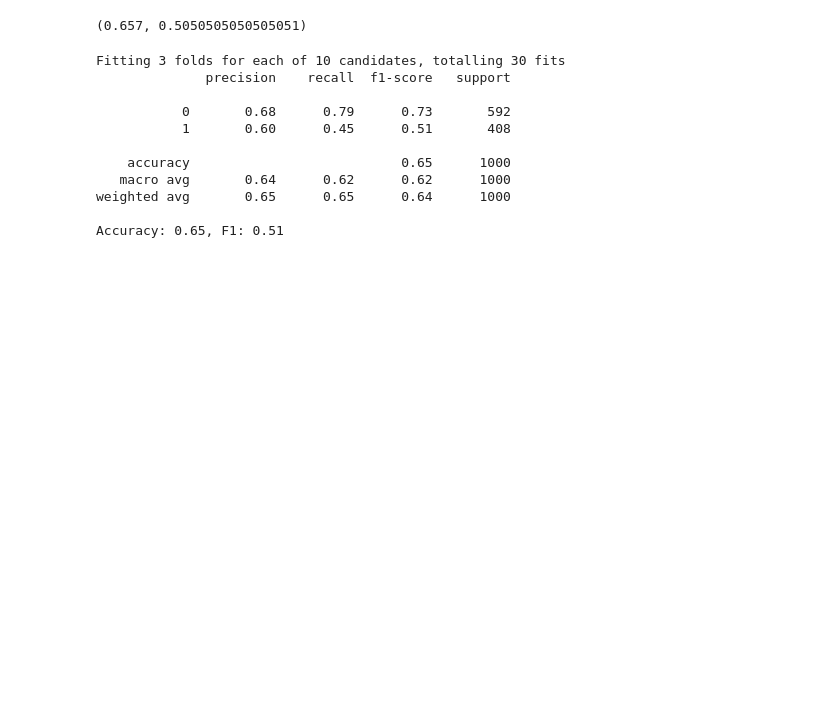
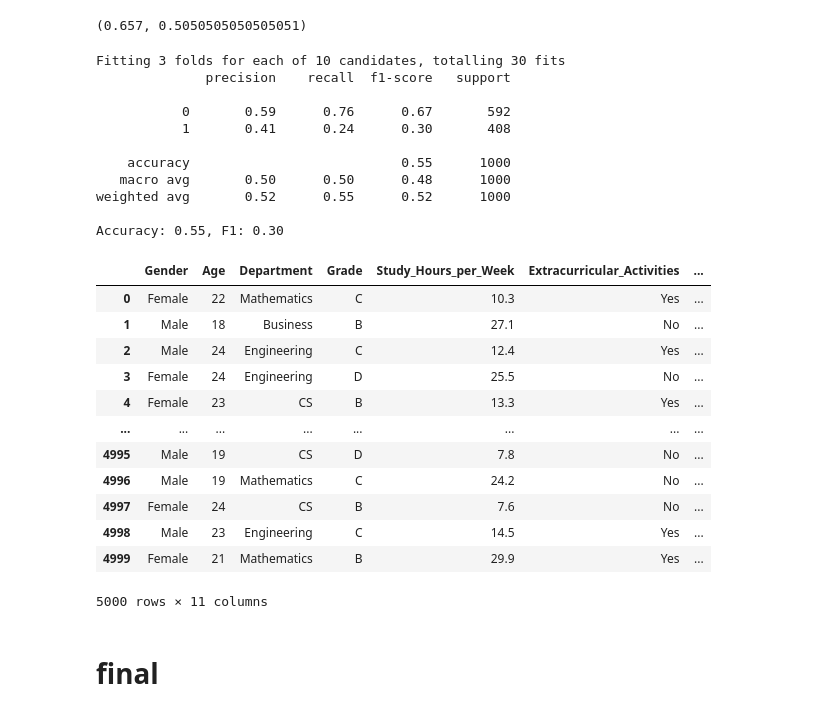
Before and after one commit to phithuan/predictive-analytics-for-student-performance-DoAn3-, a Jupyter notebook: perdict_train_XGBoost/catboost.ipynb, the cells around one changed output. Saved outputs shown, nothing was run; the diff lists cells and outputs as text; code cells hidden in the pictures; blank space fills up the shorter version.

```diff
--- a/perdict_train_XGBoost/catboost.ipynb
+++ b/perdict_train_XGBoost/catboost.ipynb
@@ -402,7 +390,7 @@ df = pd.read_csv('students_grading_dataset_clean.csv')
 
 # Xóa các cột không cần thiết
 df.drop(['Student_ID', 'First_Name', 'Last_Name', 'Email',
-         'Midterm_Score', 'Final_Score', 'Projects_Score', 'Total_Score'], axis=1, inplace=True)
+         'Midterm_Score', 'Final_Score', 'Projects_Score', 'Total_Score','Attendance (%)','Assignments_Avg','Quizzes_Avg','Participation_Score'], axis=1, inplace=True)
 
 # Tạo biến mục tiêu 'at_risk': nếu Grade là C hoặc D thì 1, ngược lại là 0
 df['at_risk'] = df['Grade'].apply(lambda x: 1 if x in ['C', 'D'] else 0)
@@ -424,8 +412,8 @@ for col in X.select_dtypes(include='object').columns:
     class_mappings[col] = list(le.classes_)
 
 # Lưu lại label_encoders và class_mappings để dùng cho Streamlit
-joblib.dump(label_encoders, 'label_encoders.pkl')
-joblib.dump(class_mappings, 'class_mappings.pkl')
+joblib.dump(label_encoders, 'label_encodersNEW.pkl')
+joblib.dump(class_mappings, 'class_mappingsNEW.pkl')
 
 # Chia train/test
 X_train, X_test, y_train, y_test = train_test_split(X, y, stratify=y, test_size=0.2, random_state=42)
@@ -446,7 +434,7 @@ search.fit(X_train, y_train)
 
 # Mô hình tốt nhất
 best_model = search.best_estimator_
-joblib.dump(best_model, 'catboost_model.pkl')
+joblib.dump(best_model, 'catboost_modelNEW.pkl')
 
 # Đánh giá
 y_pred = best_model.predict(X_test)
@@ -456,11 +444,36 @@ print(f"Accuracy: {accuracy_score(y_test, y_pred):.2f}, F1: {f1_score(y_test, y_
 Fitting 3 folds for each of 10 candidates, totalling 30 fits
               precision    recall  f1-score   support
 
-           0       0.68      0.79      0.73       592
-           1       0.60      0.45      0.51       408
+           0       0.59      0.76      0.67       592
+           1       0.41      0.24      0.30       408
 
-    accuracy                           0.65      1000
-   macro avg       0.64      0.62      0.62      1000
-weighted avg       0.65      0.65      0.64      1000
+    accuracy                           0.55      1000
+   macro avg       0.50      0.50      0.48      1000
+weighted avg       0.52      0.55      0.52      1000
 
-Accuracy: 0.65, F1: 0.51
+Accuracy: 0.55, F1: 0.30
+# %%
+# Đọc dữ liệu
+import pandas as pd
+df = pd.read_csv('students_grading_dataset_clean.csv')
+
+# Xóa các cột không cần thiết
+df.drop(['Student_ID', 'First_Name', 'Last_Name', 'Email',
+         'Midterm_Score', 'Final_Score', 'Projects_Score', 'Total_Score','Attendance (%)','Assignments_Avg','Quizzes_Avg','Participation_Score'], axis=1, inplace=True)
+df
+# %% [output]
+|  | Gender | Age | Department | Grade | Study_Hours_per_Week | Extracurricular_Activities | ... |
+| 0 | Female | 22 | Mathematics | C | 10.3 | Yes | ... |
+| 1 | Male | 18 | Business | B | 27.1 | No | ... |
+| 2 | Male | 24 | Engineering | C | 12.4 | Yes | ... |
+| 3 | Female | 24 | Engineering | D | 25.5 | No | ... |
+| 4 | Female | 23 | CS | B | 13.3 | Yes | ... |
+| ... | ... | ... | ... | ... | ... | ... | ... |
+| 4995 | Male | 19 | CS | D | 7.8 | No | ... |
+| 4996 | Male | 19 | Mathematics | C | 24.2 | No | ... |
+| 4997 | Female | 24 | CS | B | 7.6 | No | ... |
+| 4998 | Male | 23 | Engineering | C | 14.5 | Yes | ... |
+| 4999 | Female | 21 | Mathematics | B | 29.9 | Yes | ... |
+5000 rows × 11 columns
+# %% [markdown]
+# final
```
Also changed, not shown: parts of 6 cells of this notebook, 36 other files.
